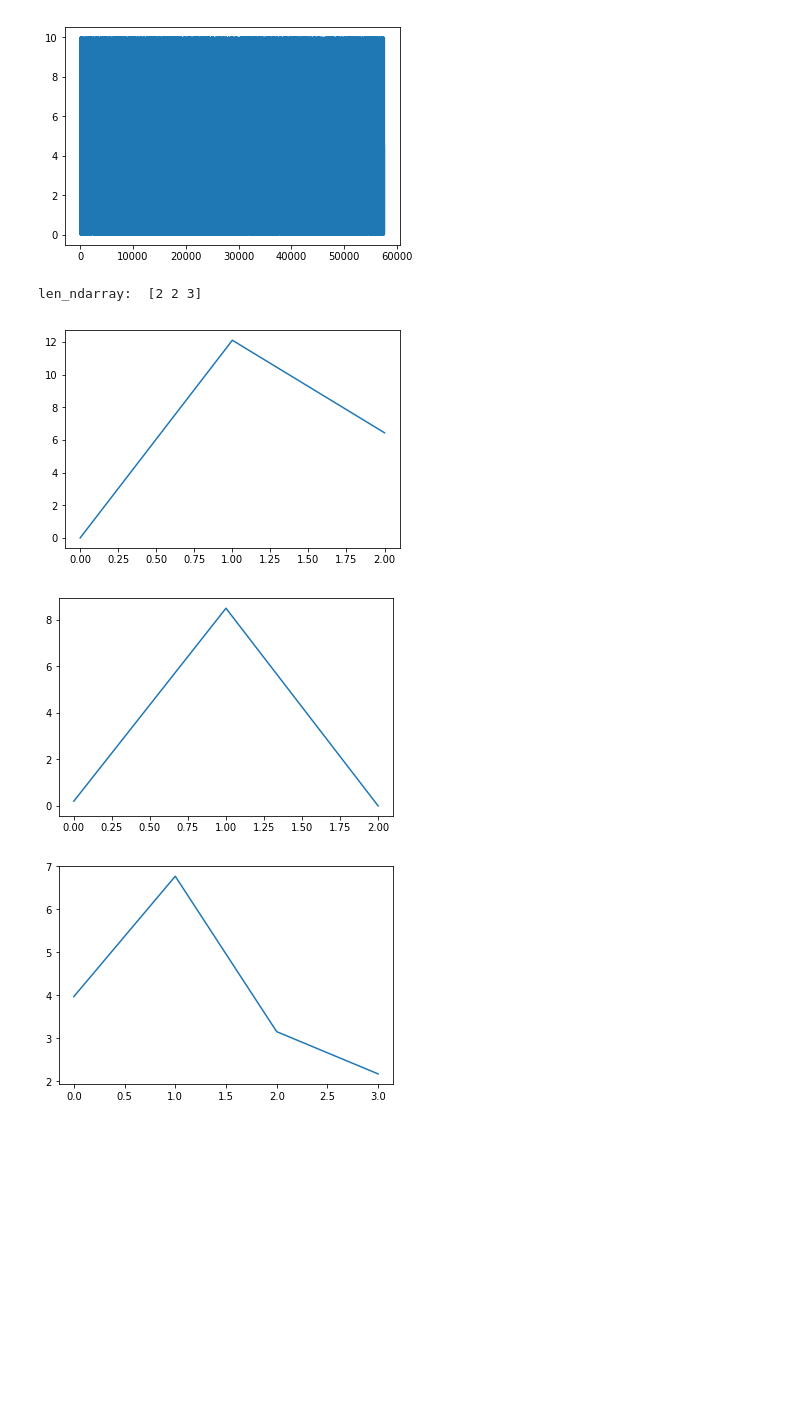
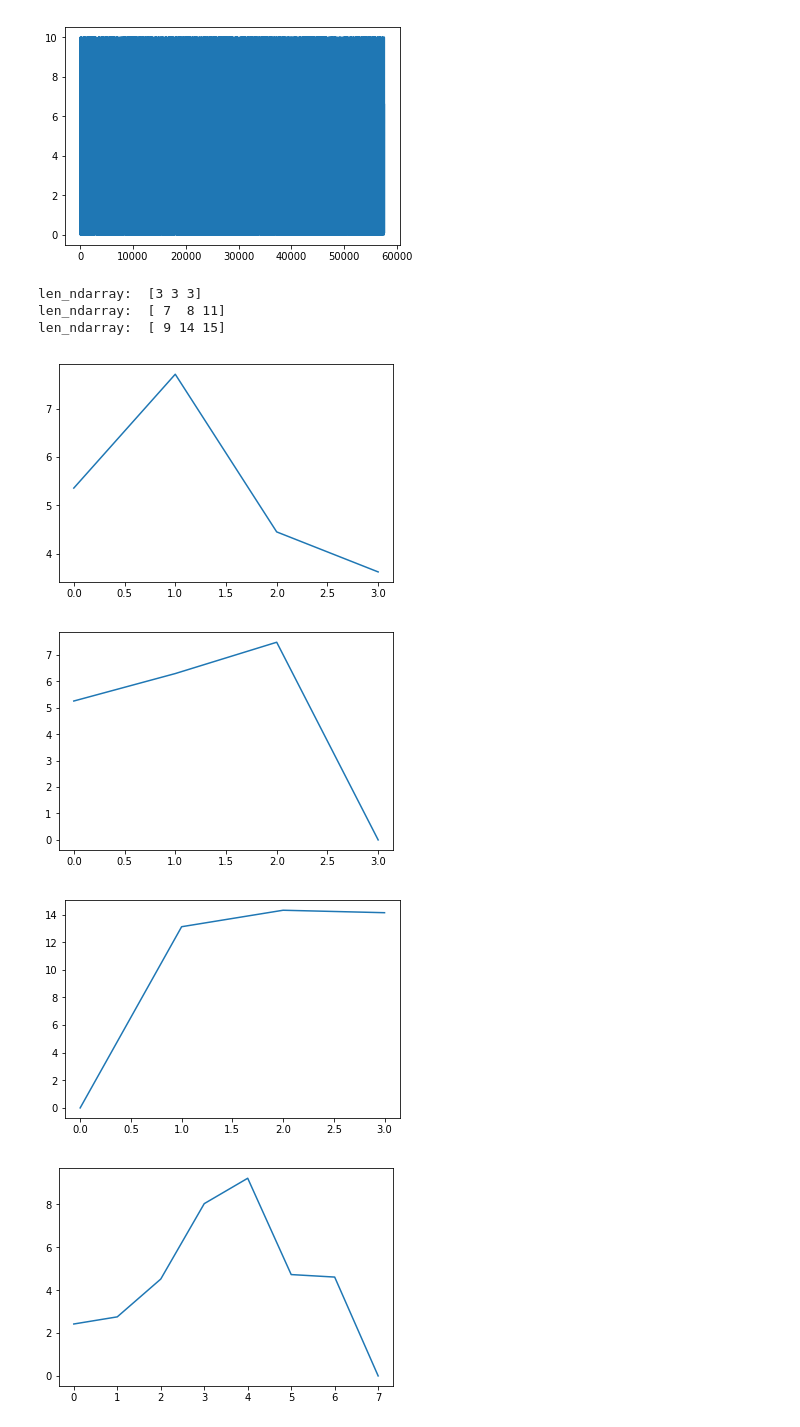
Before and after one commit to nuankw/Summer-Research-2018-Group, a Jupyter notebook: Dataset_No_1_Generator.ipynb, the cells around one changed output. Drawn from its saved outputs; the diff is of its cells as text; code cells hidden in the pictures; blank space fills up the shorter version.

```diff
--- a/Dataset_No_1_Generator.ipynb
+++ b/Dataset_No_1_Generator.ipynb
@@ -52,25 +52,28 @@ BASE_PATTERN.plot()
 # %%
 # ===> 设计 短 中 长 三种起伏，每种各三个
     # to make life easier, created and used two helper functions
     # get_pulse_list
     # inside which the other helper function, bump_to_above_zero, gets called
 
 n = 3 # num_choice_for_each_pattern
 # short_pattern
 short_len_mean = 3
 short_len_std = 0.5
 short_pattern_list = get_pulse_list(num=n, length_mean=short_len_mean, length_std=short_len_std, amplitude=amp, verbose=True, plot_the_smoother_line=True)
 
 # medium-length pattern
 med_len_mean = 8
 med_len_std = 1
-med_pattern_list = get_pulse_list(num=n, length_mean=med_len_mean, length_std=med_len_std, amplitude=amp, verbose=False, plot_the_smoother_line=False)
+med_pattern_list = get_pulse_list(num=n, length_mean=med_len_mean, length_std=med_len_std, amplitude=amp, verbose=True, plot_the_smoother_line=True)
 # long_pattern
 long_len_mean = 14
 long_len_std = 2
-long_pattern_list = get_pulse_list(num=n, length_mean=long_len_mean, length_std=long_len_std, amplitude=amp, verbose=False, plot_the_smoother_line=True)
+long_pattern_list = get_pulse_list(num=n, length_mean=long_len_mean, length_std=long_len_std, amplitude=amp, verbose=True, plot_the_smoother_line=True)
 # %% [output]
-len_ndarray:  [2 2 3]
+len_ndarray:  [3 3 3]
+len_ndarray:  [ 7  8 11]
+len_ndarray:  [ 9 14 15]
-[figure, old version]
+[figure, new version]
-[figure, old version]
+[figure, new version]
-[figure, old version]
+[figure, new version]
+[figure, added]
```
Also changed, not shown: parts of 6 cells of this notebook, 3 other files.
